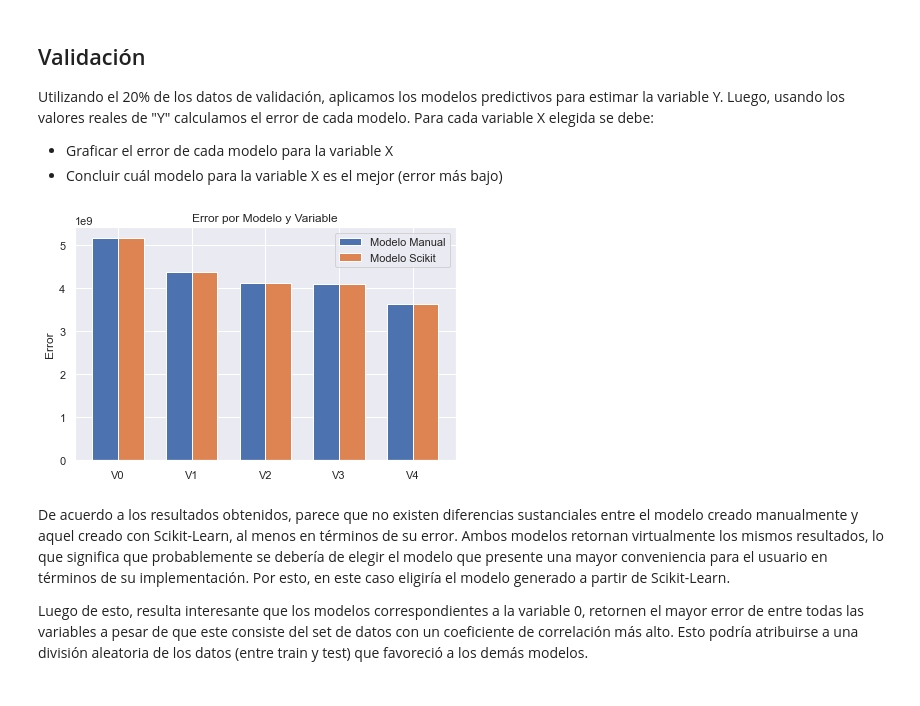
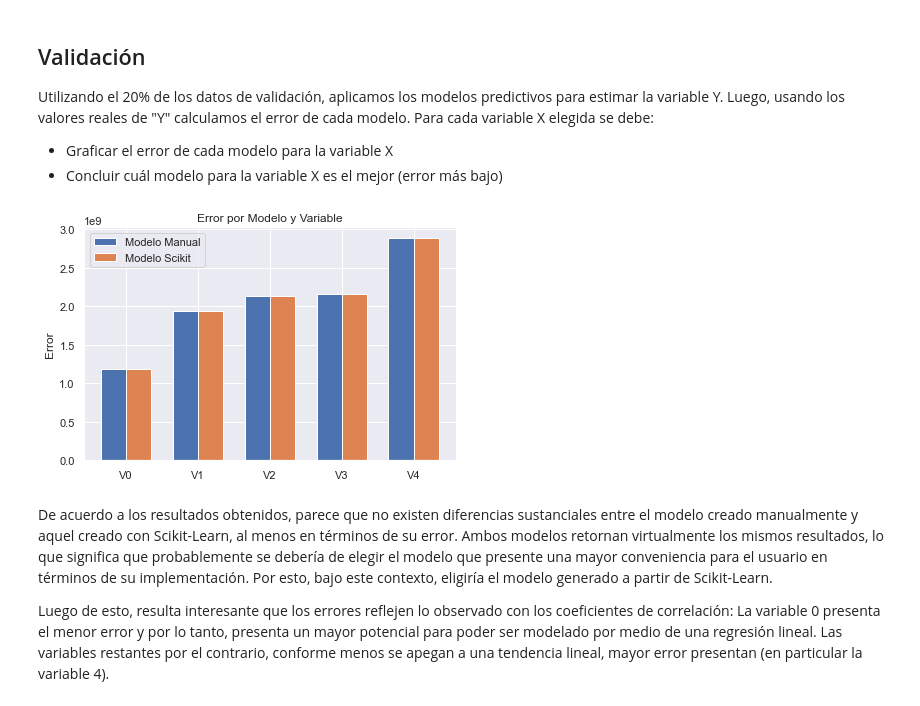
Before and after one commit to eddysanoli-galileo/Data-Science-en-Python, a Jupyter notebook: Proyecto/Proyecto Final.ipynb, the cells around one changed output. Drawn from its saved outputs; the diff is of its cells as text; code cells hidden in the pictures.

Commit message:
Proyecto - Versión Final
Proyecto finalizado con el bug correspondiente a los errores predictivos resuelto.

```diff
--- a/Proyecto/Proyecto Final.ipynb
+++ b/Proyecto/Proyecto Final.ipynb
@@ -136,10 +136,6 @@ def train_linreg(X, Y, epochs=200, imprimir_error_cada=10, lr=0.001):
     # Se redimensionan los arrays para convertirlos en vectores columna
     X = np.reshape(X, (len(X), 1))
     Y = np.reshape(Y, (len(Y), 1))
-
-    # Se cambia el tipo de datos para evitar errores de overflow
-    X = X.astype('float32')
-    Y = Y.astype('float32')
 
     # Se le agrega una columna de unos
     X = np.append(X, np.ones(X.shape), axis=1)
@@ -449,16 +462,15 @@ Crear una función que tome un vector con los valores para una variable X elegid
 # %%
 def predecir_reglin(X, modelo_manual, modelo_skl):
 
-    # Se filtran los "NaNs" en caso existan
-    X = X[~np.isnan(X)]
+    # Nos aseguremos que el vector de X sea bidimensional
+    if len(X.shape) < 2:
+        X = np.expand_dims(X, axis=1)
 
-    # Nos aseguremos que el vector de X sea bidimensional
-    X = np.expand_dims(X, axis=1)
+    # Se le agrega una columna al vector de X
+    X_temp = np.append(X, np.ones(X.shape), axis=1)
 
     # Se calcula la predicción manual
-    m = modelo_manual[0]
-    b = modelo_manual[1]
-    pred_manual = m * X + b
+    pred_manual = np.dot(X_temp, modelo_manual)
 
     # Se calcula la predicción con scikit
     pred_skl = modelo_skl.predict(X)
@@ -476,6 +488,7 @@ Utilizando el 20% de los datos de validación, aplicamos los modelos predictivos
 - Graficar el error de cada modelo para la variable X
 - Concluir cuál modelo para la variable X es el mejor (error más bajo)
 # %%
+# Empleado para evitar que el notebook genere las figuras como un widget
 %matplotlib inline
 
 # Listas vacías con todos los errores generados por cada variable
@@ -498,41 +511,70 @@ fig, ax = plt.subplots()
 
 for i in range(5):
 
+    # ==================================
+    # EXTRACCIÓN DE MODELOS
+    # ==================================
+
     # Extracción de los parámetros finales "m" y "b"
-    modelo_manual = modelos_custom[i]
-    modelo_manual = modelo_manual[len(modelo_manual)-1]
+    modelo_manual = modelos_custom[i][len(modelos_custom[i])-1]
 
     # Extracción del modelo entrenado por Scikit-Learn
     modelo_skl = modelos_skl[i]
 
+    # ==================================
+    # EXTRACCIÓN DE DATOS
+    # ==================================
+
     # Datos de prueba a utilizar
-    X = test_data[:, i+1]
-    Y = test_data[:, 0]
+    X = train_data[:, i+1]
+    Y = train_data[:, 0]
+
+    # Nos aseguramos que los vectores sean bidimensionales antes de concatenar
+    X = np.expand_dims(X, axis=1)
+    Y = np.expand_dims(Y, axis=1)
+
+    # Se concatenan los datos en una matriz de dos columnas
+    data_filtered = np.concatenate((Y,X), axis=1)
+
+    # Se filtran los "NaNs"
+    data_filtered = data_filtered[~np.isnan(data_filtered).any(axis=1)]
+
+    # Se re-extraen las variables X y Y
+    X = data_filtered[:,1]
+    Y = data_filtered[:,0]
+
+    # Nos aseguramos que los vectores sean bidimensionales
+    X = np.expand_dims(X, axis=1)
+    Y = np.expand_dims(Y, axis=1)
+
+    # ==================================
+    # PREDICCIÓN
+    # ==================================
 
     # Generación de las predicciones empleando la función previa
     pred_manual, pred_skl, pred_prom = predecir_reglin(X, modelo_manual, modelo_skl)
 
     # Se calcula el error para cada una de las predicciones
     error_manual[i] = np.nanmean((Y - pred_manual)**2) / 2
     error_skl[i] = np.nanmean((Y - pred_skl)**2) / 2
 
 
 # Graficación de todos los errores obtenidos
 bars1 = ax.bar(bar_pos - ancho/2, error_manual, ancho, label='Modelo Manual')
 bars2 = ax.bar(bar_pos + ancho/2, error_skl, ancho, label='Modelo Scikit')
 
 # Settings de graficación
 ax.set_ylabel('Error')
 ax.set_title('Error por Modelo y Variable')
 ax.set_xticks(bar_pos)
 ax.set_xticklabels(labels)
 ax.legend()
 
 fig.tight_layout()
 plt.show()
 # %% [output]
-[figure, old version]
+[figure, new version]
 # %% [markdown]
-De acuerdo a los resultados obtenidos, parece que no existen diferencias sustanciales entre el modelo creado manualmente y aquel creado con Scikit-Learn, al menos en términos de su error. Ambos modelos retornan virtualmente los mismos resultados, lo que significa que probablemente se debería de elegir el modelo que presente una mayor conveniencia para el usuario en términos de su implementación. Por esto, en este caso eligiría el modelo generado a partir de Scikit-Learn.
+De acuerdo a los resultados obtenidos, parece que no existen diferencias sustanciales entre el modelo creado manualmente y aquel creado con Scikit-Learn, al menos en términos de su error. Ambos modelos retornan virtualmente los mismos resultados, lo que significa que probablemente se debería de elegir el modelo que presente una mayor conveniencia para el usuario en términos de su implementación. Por esto, bajo este contexto, eligiría el modelo generado a partir de Scikit-Learn.
 
-Luego de esto, resulta interesante que los modelos correspondientes a la variable 0, retornen el mayor error de entre todas las variables a pesar de que este consiste del set de datos con un coeficiente de correlación más alto. Esto podría atribuirse a una división aleatoria de los datos (entre train y test) que favoreció a los demás modelos.
+Luego de esto, resulta interesante que los errores reflejen lo observado con los coeficientes de correlación: La variable 0 presenta el menor error y por lo tanto, presenta un mayor potencial para poder ser modelado por medio de una regresión lineal. Las variables restantes por el contrario, conforme menos se apegan a una tendencia lineal, mayor error presentan (en particular la variable 4).
```
Also changed, not shown: parts of 5 cells of this notebook.
